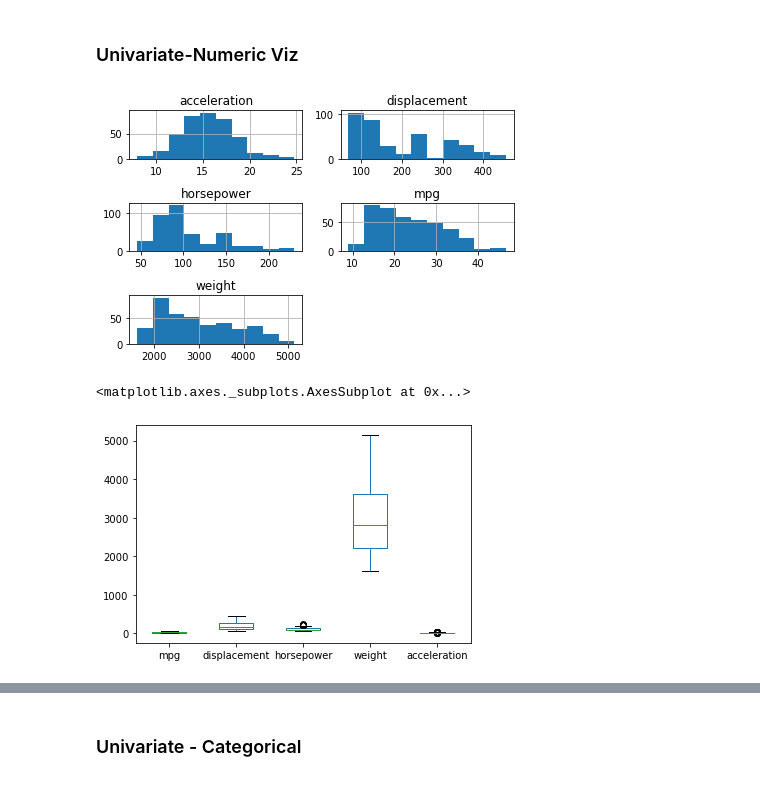
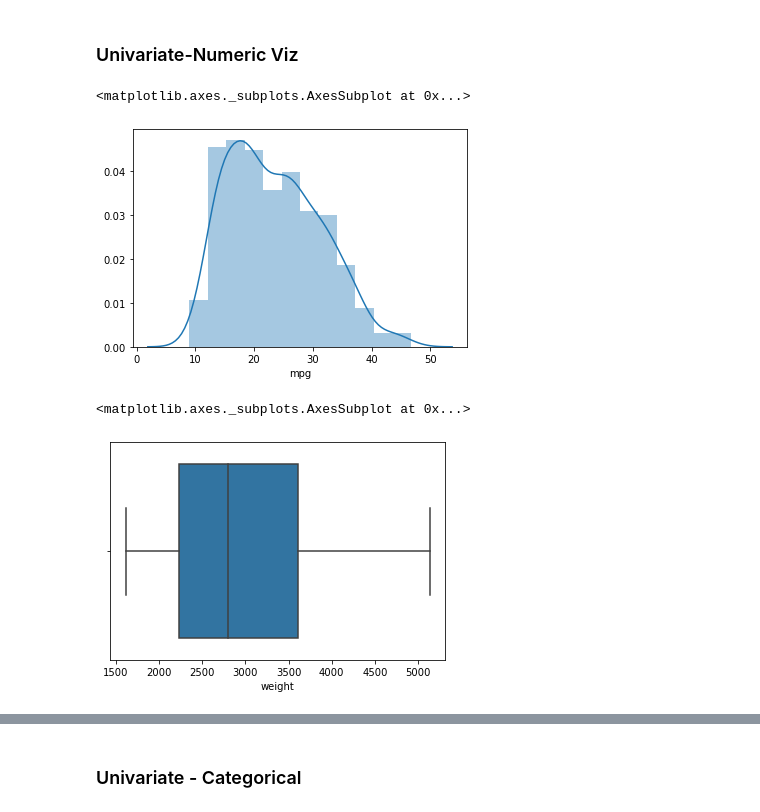
Before and after one commit to mj-dominguez/INTRO-TO-DATA-ANALYSIS, a Jupyter notebook: cars.ipynb, the cells around one changed output, grey strips where cells are left out. Cells and saved outputs as stored; diff of their text form; code cells hidden in the pictures.

```diff
--- a/cars.ipynb
+++ b/cars.ipynb
@@ -240,17 +243,24 @@ categorical_vars = ['model', 'origin', 'cylinders','car_name']
 ### Univariate-Numeric Viz
 # %%
 # Histograms
-ax = cars[numeric_vars].hist(bins=10)
-plt.tight_layout()
+# ax = cars[numeric_vars].hist(bins=10)
+# plt.tight_layout()
+sns.distplot(cars['mpg'])
 # %% [output]
+<matplotlib.axes._subplots.AxesSubplot at 0x...>
-[figure, old version]
+[figure, new version]
 # %%
 # Boxplots - visualize the minimum,
 #first quartile, median, third quartile, and maximum
 
-cars[numeric_vars].plot(kind='box')
+# cars[numeric_vars].plot(kind='box')
+# sns.boxplot(cars['mpg'])
+# sns.boxplot(cars['displacement'])
+# sns.boxplot(cars['horsepower'])
+sns.boxplot(cars['weight'])
+# sns.boxplot(cars['acceleration'])
 # %% [output]
 <matplotlib.axes._subplots.AxesSubplot at 0x...>
-[figure, old version]
+[figure, new version]
 # %%
 # To better visualize the boxplots, let's plot them one at a time.
```
Also changed, not shown: parts of 7 cells of this notebook.
